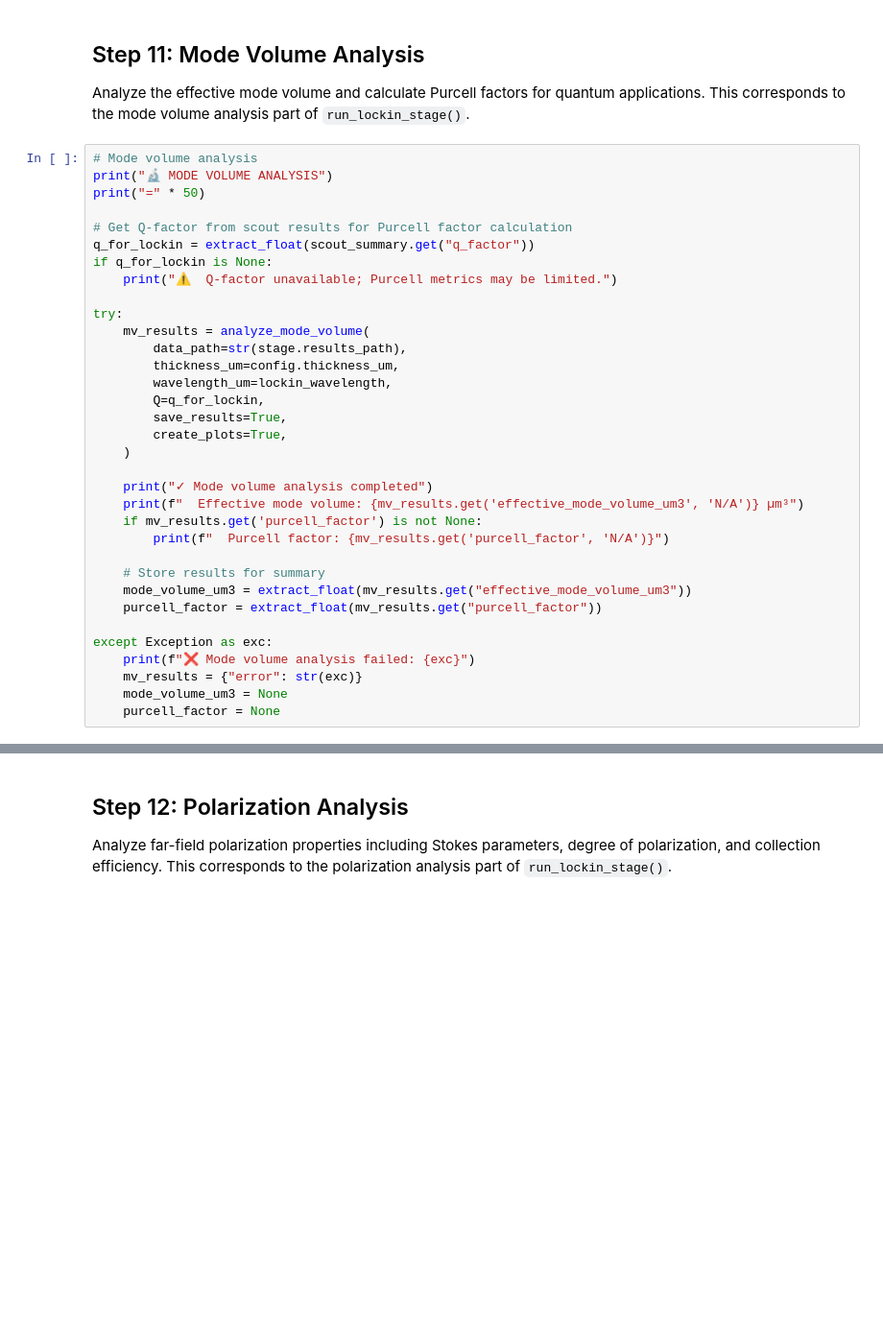
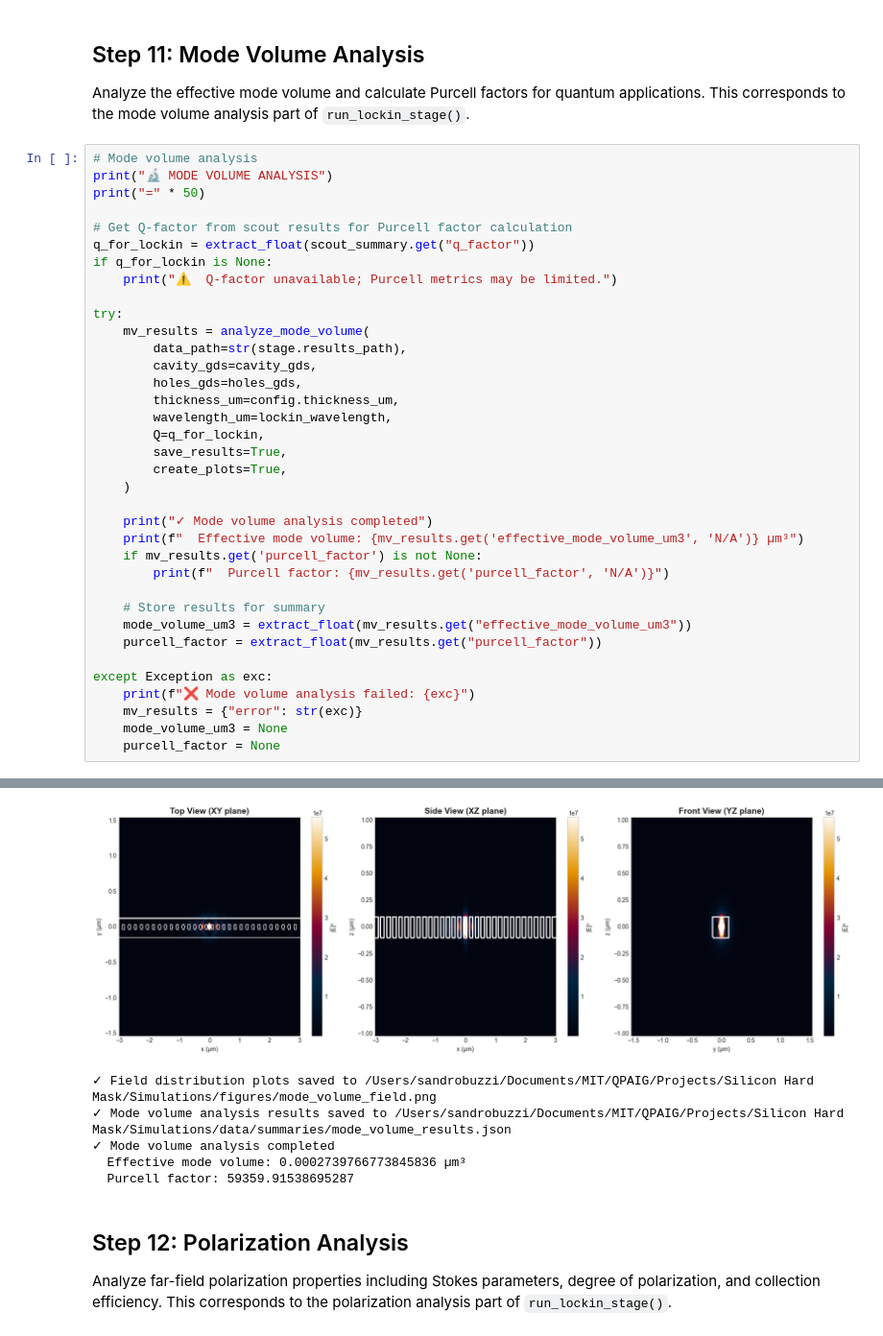
Before and after one commit to QPG-MIT/Photonic-Crystal-Cavity-Simulations, a Jupyter notebook: notebooks/analysis_notebook.ipynb, the cells around one changed output, grey strips where cells are left out. Shown at 96% size. Cells and saved outputs as stored; diff of their text form; blank space fills up the shorter version.

```diff
--- a/notebooks/analysis_notebook.ipynb
+++ b/notebooks/analysis_notebook.ipynb
@@ -678,6 +777,8 @@ if q_for_lockin is None:
 try:
     mv_results = analyze_mode_volume(
         data_path=str(stage.results_path),
+        cavity_gds=cavity_gds,
+        holes_gds=holes_gds,
         thickness_um=config.thickness_um,
         wavelength_um=lockin_wavelength,
         Q=q_for_lockin,
@@ -717,3 +821,9 @@ except Exception as exc:
+[figure, added]
+✓ Field distribution plots saved to /Users/sandrobuzzi/Documents/MIT/QPAIG/Projects/Silicon Hard Mask/Simulations/figures/mode_volume_field.png
+✓ Mode volume analysis results saved to /Users/sandrobuzzi/Documents/MIT/QPAIG/Projects/Silicon Hard Mask/Simulations/data/summaries/mode_volume_results.json
+✓ Mode volume analysis completed
+  Effective mode volume: 0.0002739766773845836 µm³
+  Purcell factor: 59359.91538695287
 # %% [markdown]
 ## Step 12: Polarization Analysis
 
```
Also changed, not shown: parts of 16 cells of this notebook, 1 other file.
